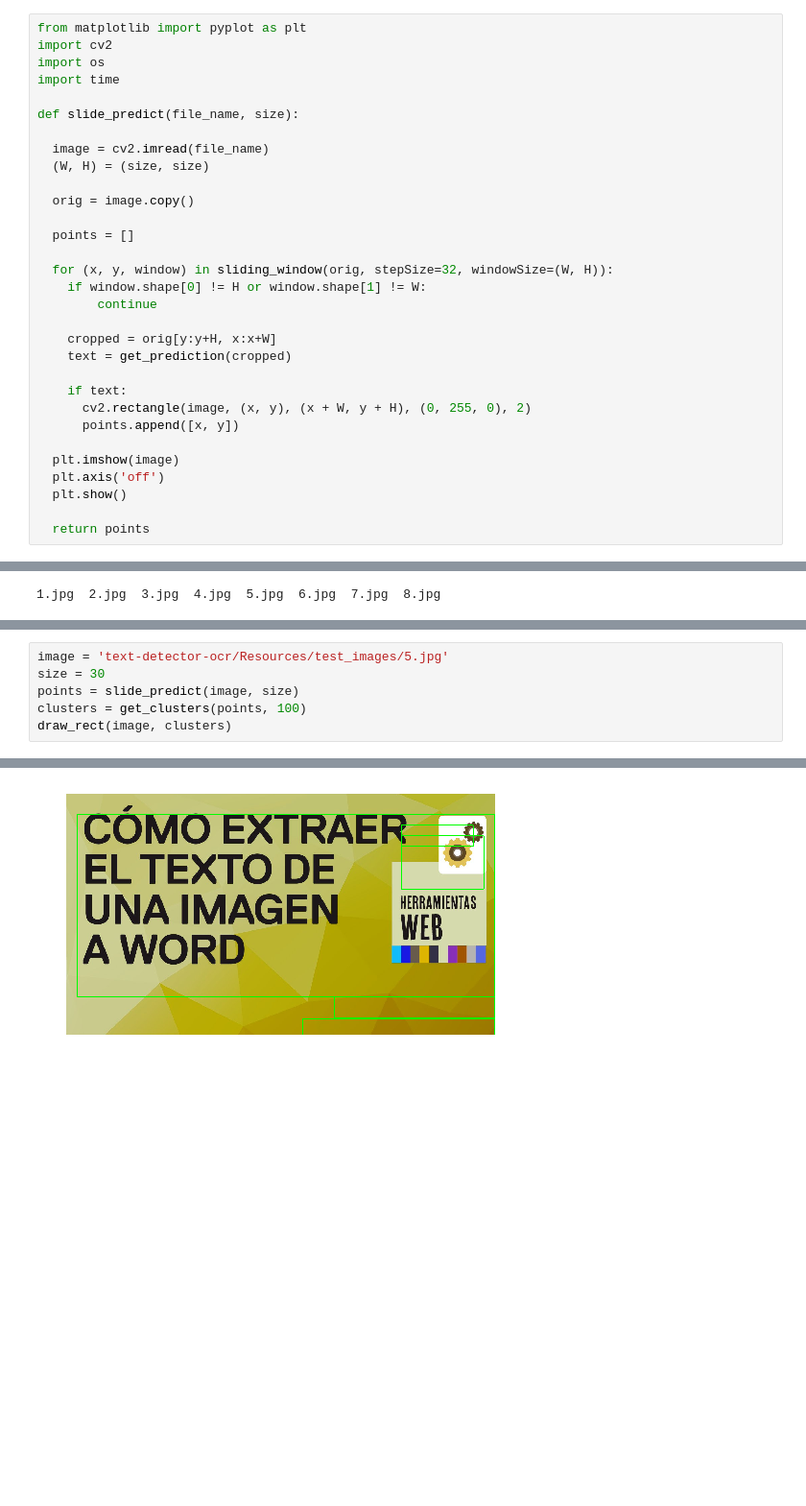
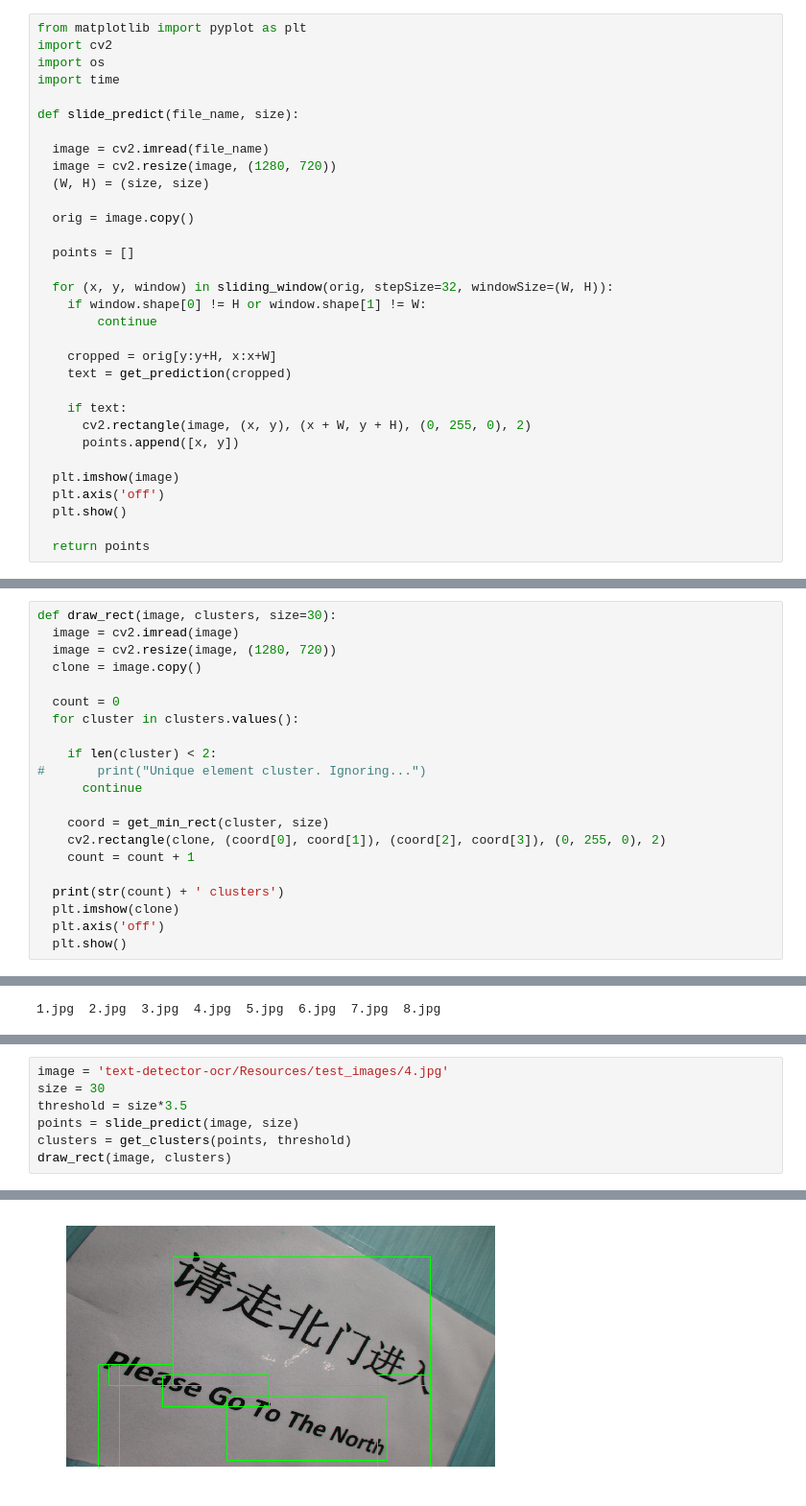
Before and after one commit to daniarnaizg/text-detector-ocr, a Jupyter notebook: Sliding window.ipynb, the cells around one changed output, grey strips where cells are left out. Shown: that part at 96% size. Drawn from its saved outputs; the diff is of its cells as text; blank space fills up the shorter version.

Commit message:
Added more test images and edited sliding window notebook

```diff
--- a/Sliding window.ipynb
+++ b/Sliding window.ipynb
@@ -86,6 +64,7 @@ import time
 def slide_predict(file_name, size):
 
   image = cv2.imread(file_name)
+  image = cv2.resize(image, (1280, 720))
   (W, H) = (size, size)
 
   orig = image.copy()
@@ -111,3 +151,24 @@ def slide_predict(file_name, size):
+# %%
+def draw_rect(image, clusters, size=30):
+  image = cv2.imread(image)
+  image = cv2.resize(image, (1280, 720))
+  clone = image.copy()
+
+  count = 0
+  for cluster in clusters.values():
+
+    if len(cluster) < 2:
+#       print("Unique element cluster. Ignoring...")
+      continue
+
+    coord = get_min_rect(cluster, size)
+    cv2.rectangle(clone, (coord[0], coord[1]), (coord[2], coord[3]), (0, 255, 0), 2)
+    count = count + 1
+
+  print(str(count) + ' clusters')
+  plt.imshow(clone)
+  plt.axis('off')
+  plt.show()
 # %%
 !ls text-detector-ocr/Resources/test_images/
 # %% [output]
@@ -198,7 +176,8 @@ def draw_rect(image, clusters, size=30):
 # %%
-image = 'text-detector-ocr/Resources/test_images/5.jpg'
+image = 'text-detector-ocr/Resources/test_images/4.jpg'
 size = 30
+threshold = size*3.5
 points = slide_predict(image, size)
-clusters = get_clusters(points, 100)
+clusters = get_clusters(points, threshold)
 draw_rect(image, clusters)
 # %% [output]
@@ -207 +186 @@ N Clusters:32
-[figure, old version]
+[figure, new version]
```
Also changed, not shown: parts of 15 cells of this notebook, 2 other files.
